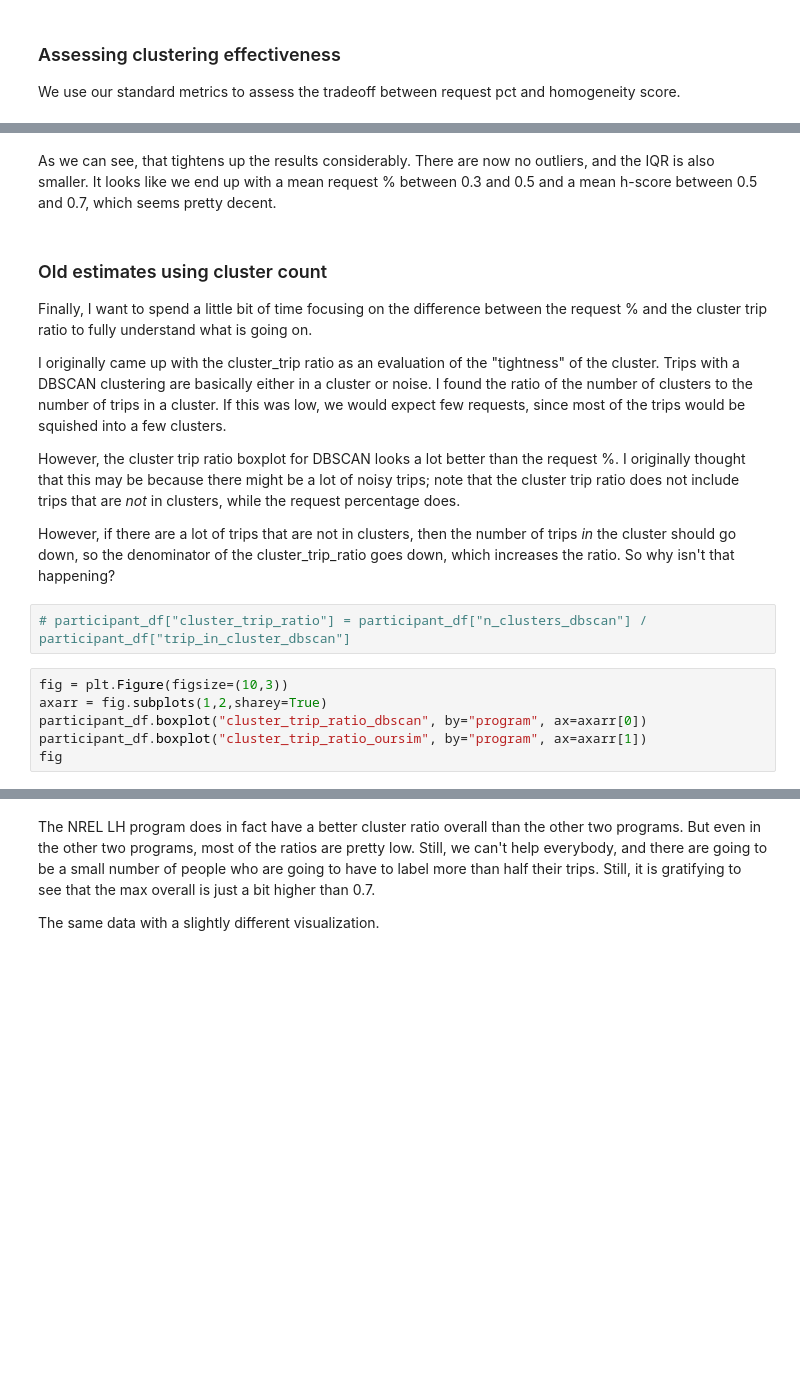
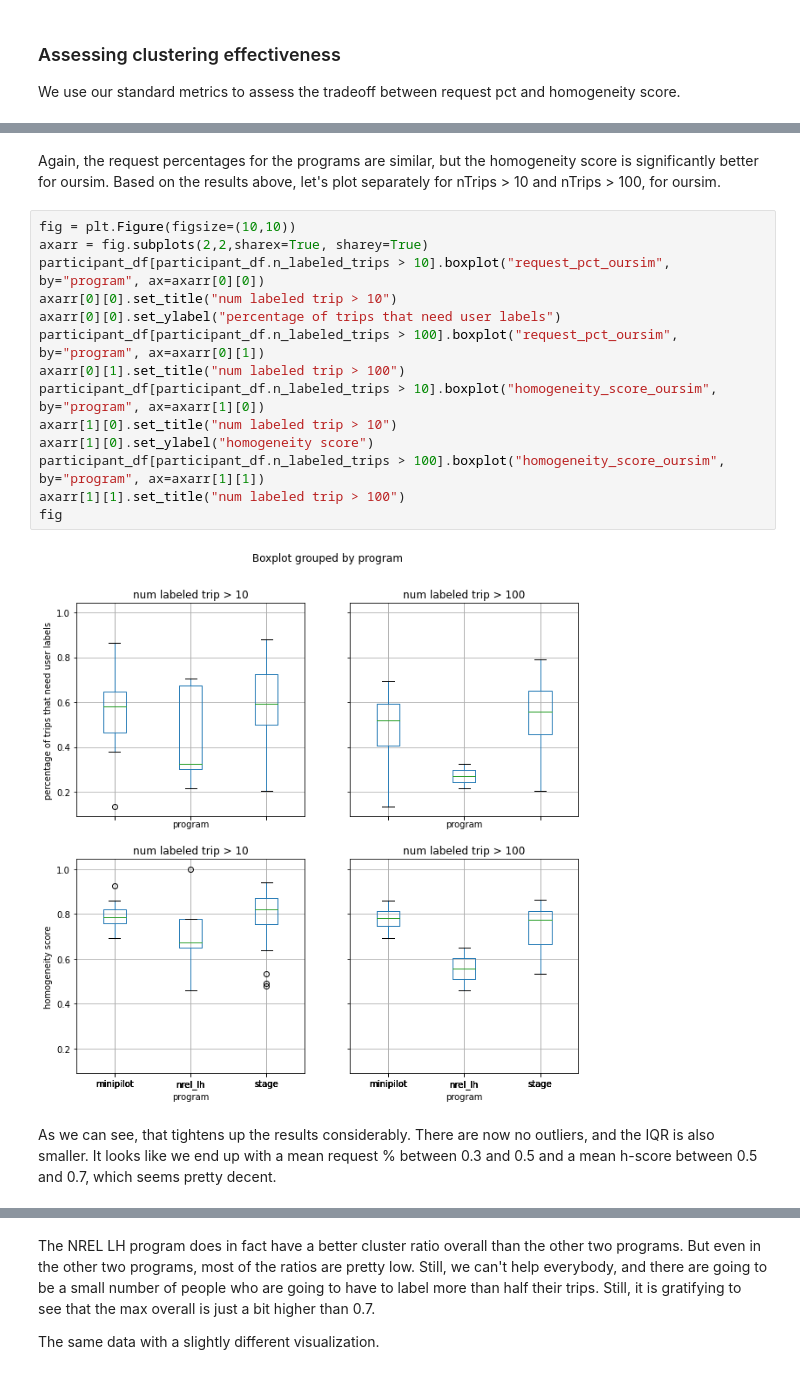
Before and after one commit to e-mission/e-mission-server, a Jupyter notebook: tour_model_eval/Explore multiple datasets.ipynb, the cells around one changed output, grey strips where cells are left out. Drawn from its saved outputs; the diff is of its cells as text; blank space fills up the shorter version.

```diff
--- a/tour_model_eval/Explore multiple datasets.ipynb
+++ b/tour_model_eval/Explore multiple datasets.ipynb
@@ -307,20 +573,20 @@ fig
-# %% [markdown]
-As we can see, that tightens up the results considerably. There are now no outliers, and the IQR is also smaller. It looks like we end up with a mean request % between 0.3 and 0.5 and a mean h-score between 0.5 and 0.7, which seems pretty decent.
-# %% [markdown]
-### Old estimates using cluster count
-
-Finally, I want to spend a little bit of time focusing on the difference between the request % and the cluster trip ratio to fully understand what is going on.
-
-I originally came up with the cluster_trip ratio as an evaluation of the "tightness" of the cluster. Trips with a DBSCAN clustering are basically either in a cluster or noise. I found the ratio of the number of clusters to the number of trips in a cluster. If this was low, we would expect few requests, since most of the trips would be squished into a few clusters.
-
-However, the cluster trip ratio boxplot for DBSCAN looks a lot better than the request %. I originally thought that this may be because there might be a lot of noisy trips; note that the cluster trip ratio does not include trips that are *not* in clusters, while the request percentage does.
-
-However, if there are a lot of trips that are not in clusters, then the number of trips *in* the cluster should go down, so the denominator of the cluster_trip_ratio goes down, which increases the ratio. So why isn't that happening?
-# %%
-# participant_df["cluster_trip_ratio"] = participant_df["n_clusters_dbscan"] / participant_df["trip_in_cluster_dbscan"]
-# %%
-fig = plt.Figure(figsize=(10,3))
-axarr = fig.subplots(1,2,sharey=True)
-participant_df.boxplot("cluster_trip_ratio_dbscan", by="program", ax=axarr[0])
-participant_df.boxplot("cluster_trip_ratio_oursim", by="program", ax=axarr[1])
-fig
+# %% [markdown]
+Again, the request percentages for the programs are similar, but the homogeneity score is significantly better for oursim. Based on the results above, let's plot separately for nTrips > 10 and nTrips > 100, for oursim.
+# %%
+fig = plt.Figure(figsize=(10,10))
+axarr = fig.subplots(2,2,sharex=True, sharey=True)
+participant_df[participant_df.n_labeled_trips > 10].boxplot("request_pct_oursim", by="program", ax=axarr[0][0])
+axarr[0][0].set_title("num labeled trip > 10")
+axarr[0][0].set_ylabel("percentage of trips that need user labels")
+participant_df[participant_df.n_labeled_trips > 100].boxplot("request_pct_oursim", by="program", ax=axarr[0][1])
+axarr[0][1].set_title("num labeled trip > 100")
+participant_df[participant_df.n_labeled_trips > 10].boxplot("homogeneity_score_oursim", by="program", ax=axarr[1][0])
+axarr[1][0].set_title("num labeled trip > 10")
+axarr[1][0].set_ylabel("homogeneity score")
+participant_df[participant_df.n_labeled_trips > 100].boxplot("homogeneity_score_oursim", by="program", ax=axarr[1][1])
+axarr[1][1].set_title("num labeled trip > 100")
+fig
+# %% [output]
+[figure, added]
+# %% [markdown]
+As we can see, that tightens up the results considerably. There are now no outliers, and the IQR is also smaller. It looks like we end up with a mean request % between 0.3 and 0.5 and a mean h-score between 0.5 and 0.7, which seems pretty decent.
```
Also changed, not shown: parts of 66 cells of this notebook.
